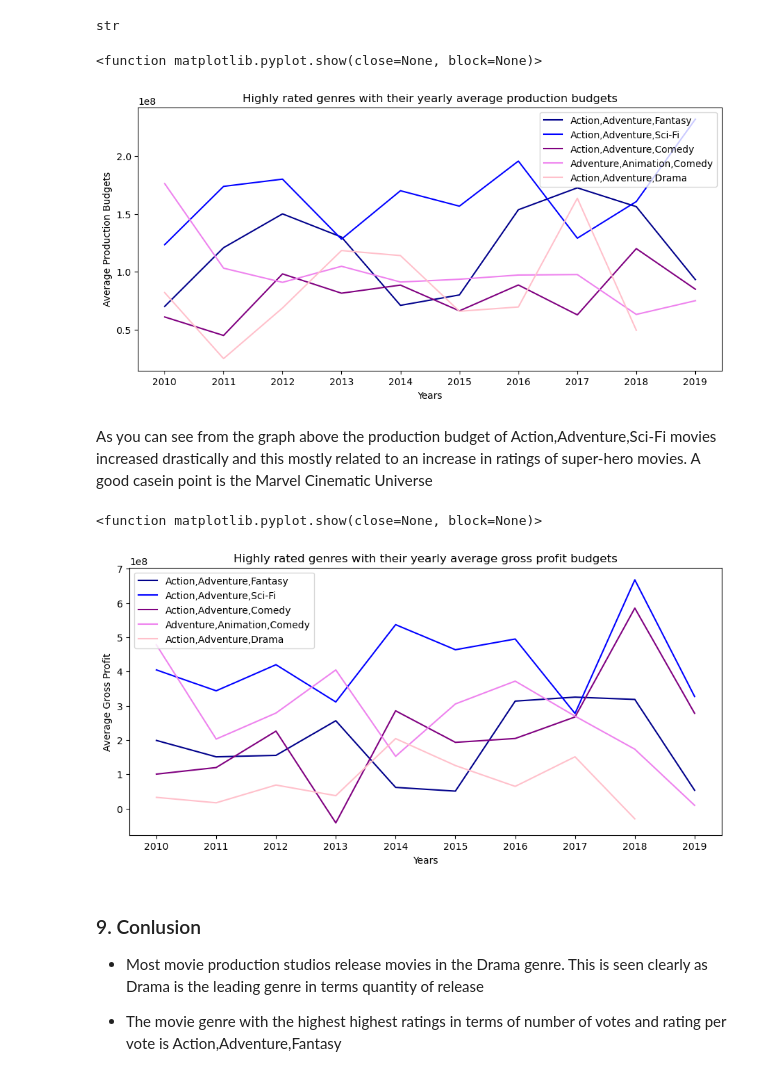
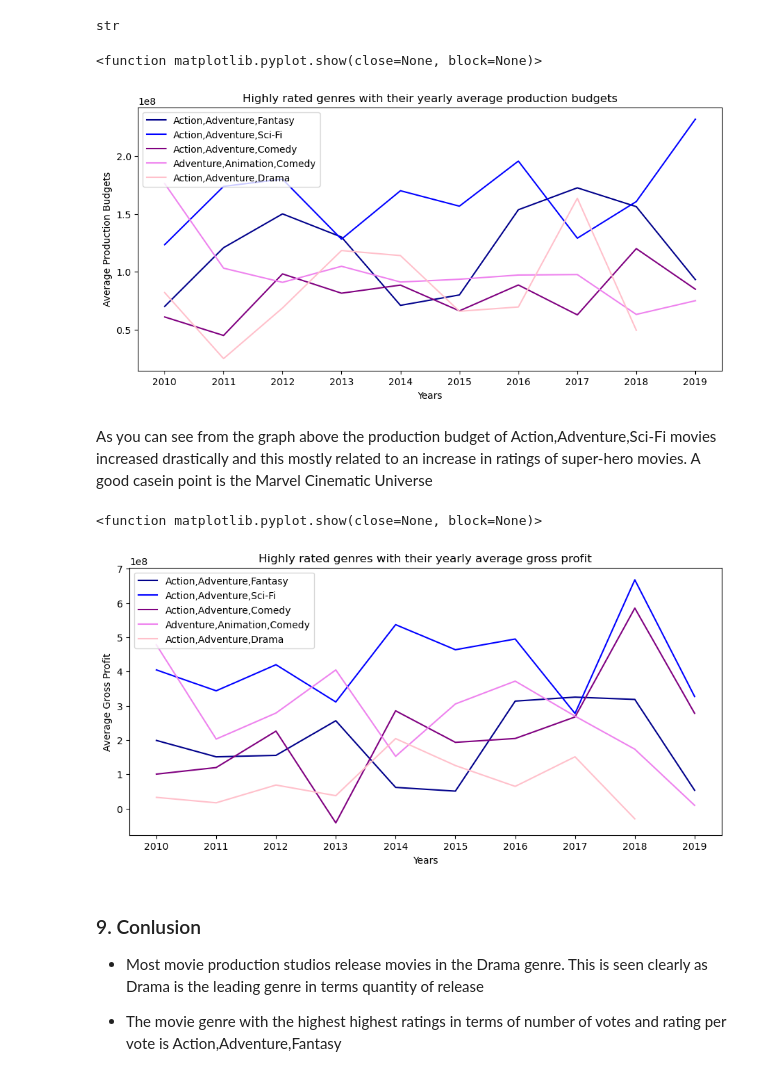
Before and after one commit to tommwambire/Original-Video-Content-Creation-Data-Analysis, a Jupyter notebook: Data-Analysis-On-Video-Content.ipynb, the cells around one changed output. Saved outputs shown, nothing was run; the diff lists cells and outputs as text; code cells hidden in the pictures.

```diff
--- a/Data-Analysis-On-Video-Content.ipynb
+++ b/Data-Analysis-On-Video-Content.ipynb
@@ -551,23 +551,23 @@ act_adv_dr_avgprod = production_cost_averages_years(highly_rated_genres[4])
 # %%
 #plotting a graph of average production budget per year per genre
 years_list = list(range(2010, 2020))
 
 fig = plt.figure(figsize=(11,5))
 act_adv_fan = plt.plot(years_list, act_adv_fan_avgprod, color='darkblue', label='Action,Adventure,Fantasy')
 act_adv_scf = plt.plot(years_list, act_adv_scf_avgprod, color='blue', label='Action,Adventure,Sci-Fi')
 act_adv_com = plt.plot(years_list, act_adv_com_avgprod, color='purple', label='Action,Adventure,Comedy')
 adv_ani_com = plt.plot(years_list, adv_ani_com_avgprod, color='violet', label='Adventure,Animation,Comedy')
 act_adv_d = plt.plot(years_list, act_adv_dr_avgprod, color='pink', label='Action,Adventure,Drama')
 
 plt.title("Highly rated genres with their yearly average production budgets")
 plt.xlabel("Years")
 plt.xticks(years_list)
 plt.ylabel("Average Production Budgets")
-plt.legend();
+plt.legend(loc="upper left");
 plt.show
 # %% [output]
 <function matplotlib.pyplot.show(close=None, block=None)>
-[figure, old version]
+[figure, new version]
 # %% [markdown]
 As you can see from the graph above the production budget of Action,Adventure,Sci-Fi movies increased drastically and this mostly related to an increase in ratings of super-hero movies. A good casein point is the Marvel Cinematic Universe
 # %%
@@ -596,7 +596,7 @@ act_adv_com = plt.plot(years_list, act_adv_com_avggross, color='purple', label='
 adv_ani_com = plt.plot(years_list, adv_ani_com_avggross, color='violet', label='Adventure,Animation,Comedy')
 act_adv_d = plt.plot(years_list, act_adv_dr_avggross, color='pink', label='Action,Adventure,Drama')
 
-plt.title("Highly rated genres with their yearly average gross profit budgets")
+plt.title("Highly rated genres with their yearly average gross profit")
 plt.xlabel("Years")
 plt.xticks(years_list)
 plt.ylabel("Average Gross Profit")
@@ -604,7 +604,7 @@ plt.legend();
 plt.show
 # %% [output]
 <function matplotlib.pyplot.show(close=None, block=None)>
-[figure, old version]
+[figure, new version]
 # %% [markdown]
 ### 9. Conlusion
    - Most movie production studios release movies in the Drama genre. This is seen clearly as Drama is the leading genre in   terms quantity of release
```
Also changed, not shown: parts of 2 cells of this notebook, 2 other files.
